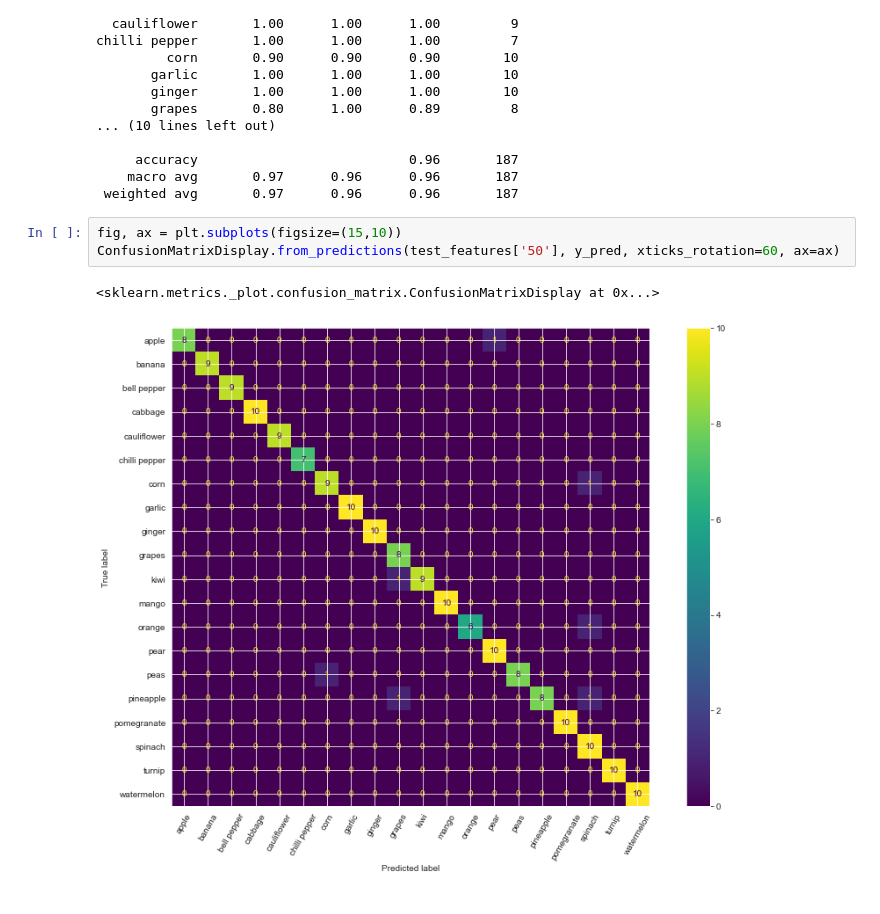
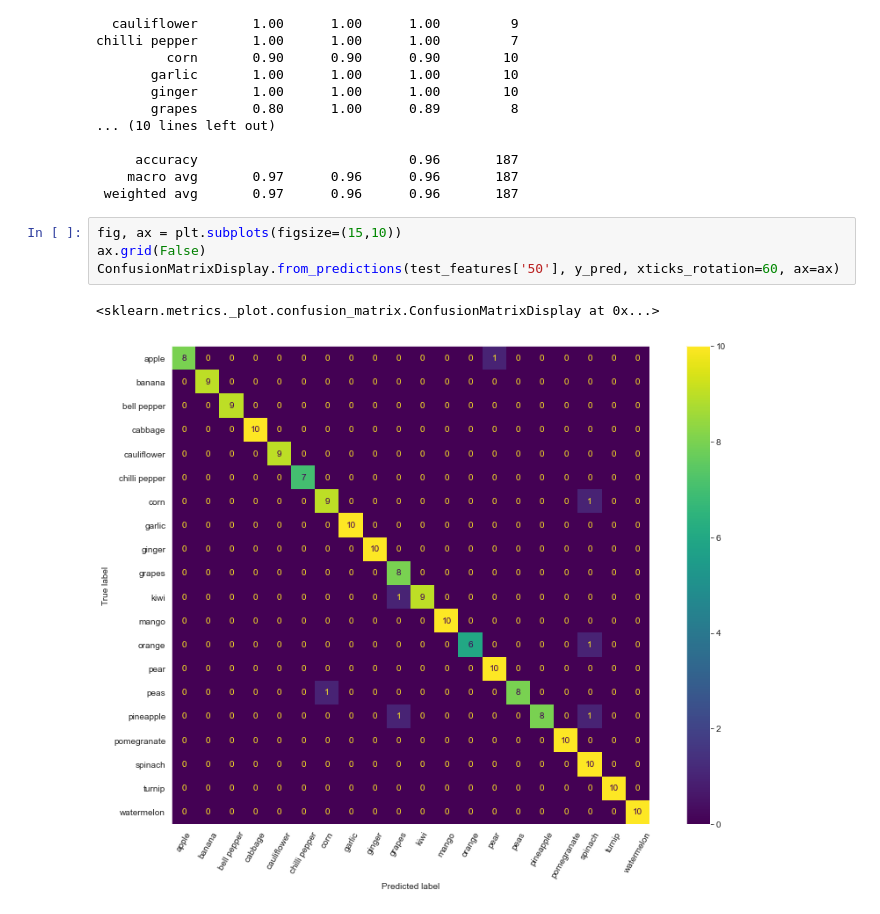
Before and after one commit to vrvenkatesh/w281-summer-2023-project-computer-vision, a Jupyter notebook: SVM.ipynb, the cells around one changed output. Cells and saved outputs as stored; diff of their text form.

```diff
--- a/SVM.ipynb
+++ b/SVM.ipynb
@@ -269,8 +269,9 @@ chilli pepper       1.00      1.00      1.00         7
  weighted avg       0.97      0.96      0.96       187
 # %%
 fig, ax = plt.subplots(figsize=(15,10))
+ax.grid(False)
 ConfusionMatrixDisplay.from_predictions(test_features['50'], y_pred, xticks_rotation=60, ax=ax)
 # %% [output]
 <sklearn.metrics._plot.confusion_matrix.ConfusionMatrixDisplay at 0x...>
-[figure, old version]
+[figure, new version]
 # %%
```
Also changed, not shown: parts of 1 cell of this notebook.
